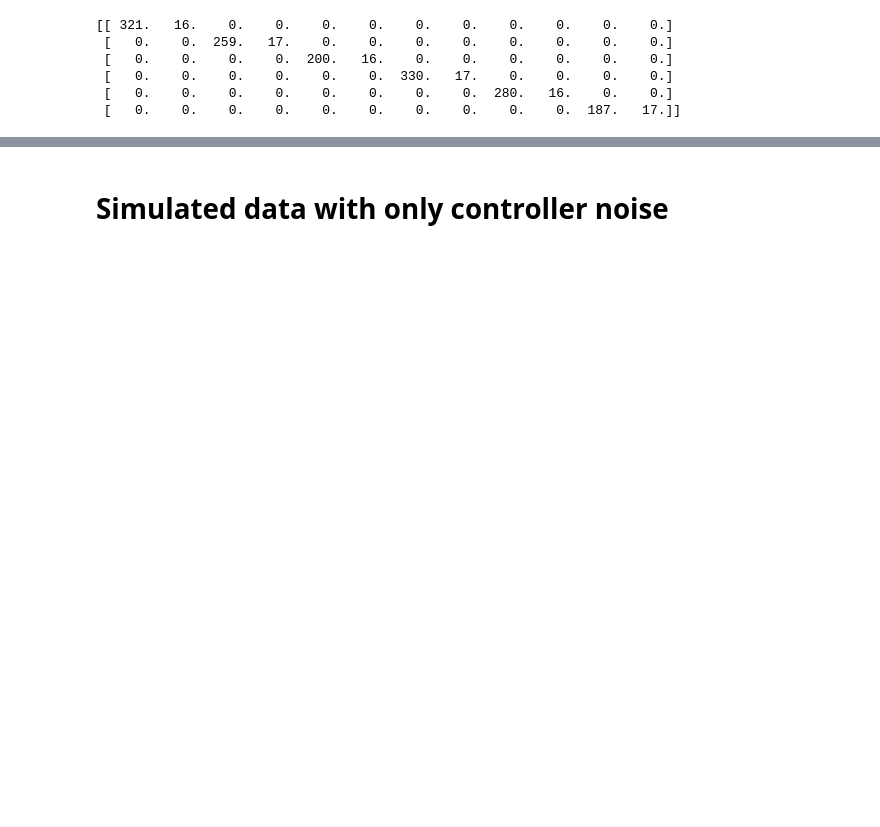
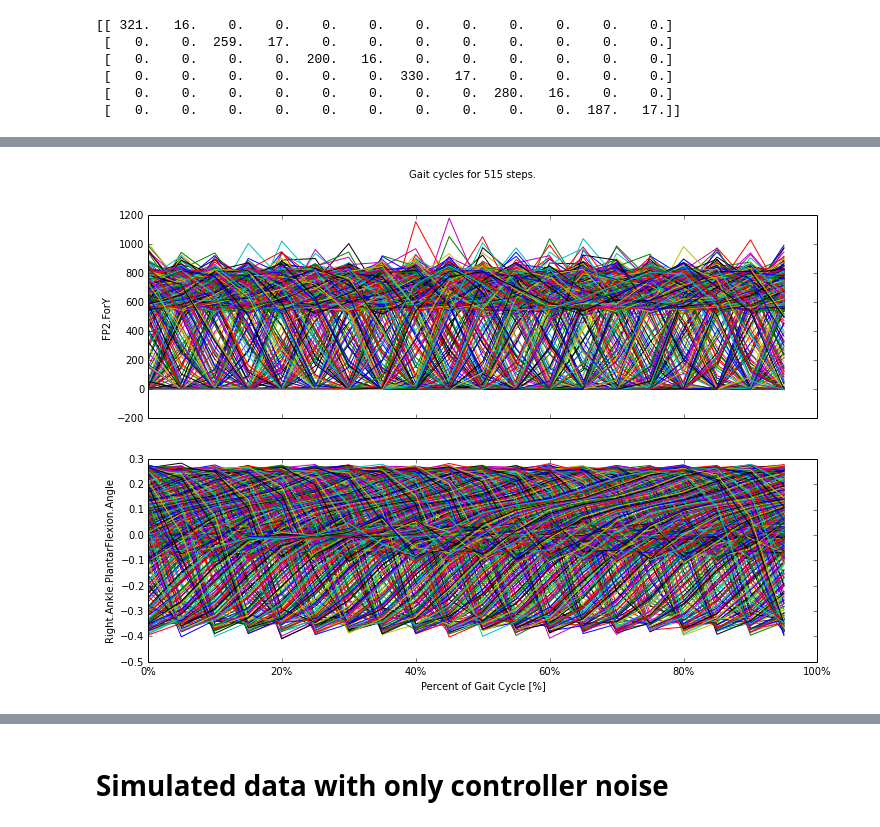
Before and after one commit to csu-hmc/gait-control-direct-id-paper, a Jupyter notebook: notebooks/identify_from_simulated_data.ipynb, the cells around one changed output, grey strips where cells are left out. Saved outputs shown, nothing was run; the diff lists cells and outputs as text; code cells hidden in the pictures; blank space fills up the shorter version.

```diff
--- a/notebooks/identify_from_simulated_data.ipynb
+++ b/notebooks/identify_from_simulated_data.ipynb
@@ -90,3 +90,23 @@ print(result[0].std(axis=0))
  [   0.    0.    0.    0.    0.    0.  330.   17.    0.    0.    0.    0.]
  [   0.    0.    0.    0.    0.    0.    0.    0.  280.   16.    0.    0.]
  [   0.    0.    0.    0.    0.    0.    0.    0.    0.    0.  187.   17.]]
+# %%
+total_time = float(df.index[-1] - df.index[0])
+sample_rate = len(df) / total_time
+num_samples_in_cycle = int(sample_rate * 1.1396)
+num_samples_in_cycle = 115
+num_cycles = 525
+interp_percent_gait = np.linspace(0.0, 0.95, num=20)
+cycles_panel = {}
+df['Original Time'] = df.index.values.astype(float)
+cycle_columns = df.columns
+# %%
+from scipy.interpolate import interp1d
+for i in range(num_cycles - 10):
+    cycle_values = df.iloc[i * num_samples_in_cycle : num_samples_in_cycle * (i + 1)].values
+    percent_gait = np.linspace(0.0, 1.0 * (1.0 - 1.0 / cycle_values.shape[0]), cycle_values.shape[0])
+    f = interp1d(percent_gait, cycle_values, axis=0)
+    cycles_panel[i] = pandas.DataFrame(f(interp_percent_gait),
+                                       index=interp_percent_gait,
+                                       columns=cycle_columns)
+cycles_panel = pandas.Panel(cycles_panel)
@@ -92,0 +137,5 @@ print(result[0].std(axis=0))
+# %%
+from gaitanalysis.gait import plot_steps
+axes = plot_steps(cycles_panel, 'FP2.ForY', 'Right.Ankle.PlantarFlexion.Angle')
+# %% [output]
+[figure, added]
```
Also changed, not shown: parts of 21 cells of this notebook, 5 other files.
